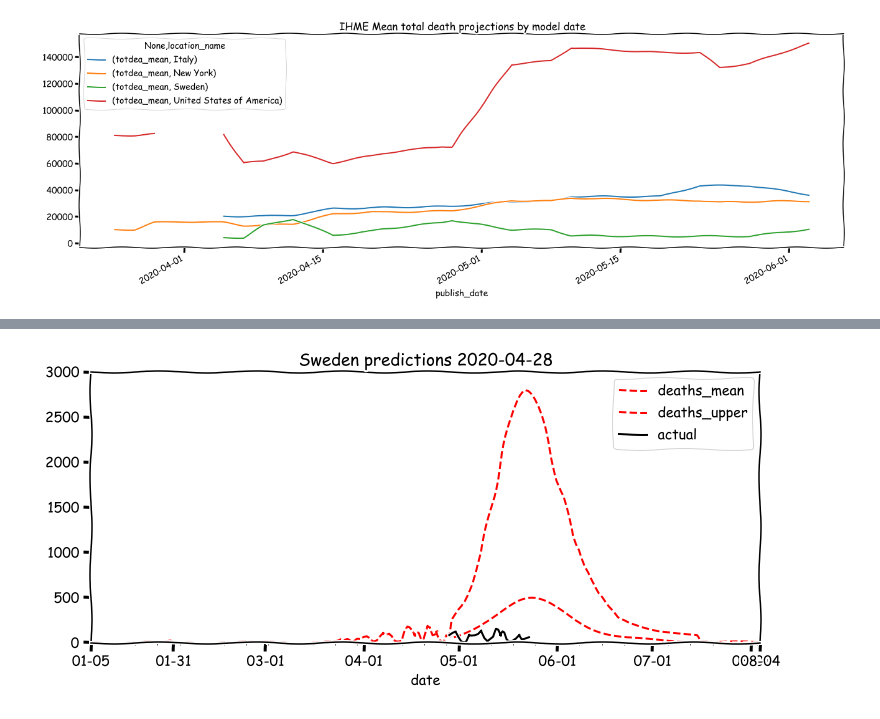
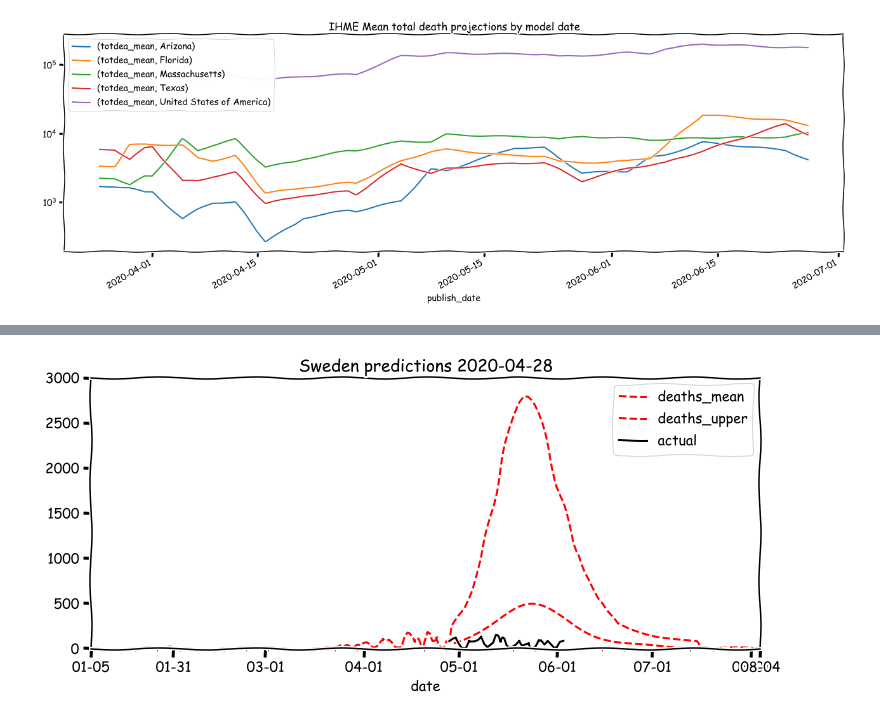
Before and after one commit to mrichard91/ihme_model_notebook, a Jupyter notebook: IHME regression.ipynb, the cells around one changed output, grey strips where cells are left out. Cells and saved outputs as stored; diff of their text form; code cells hidden in the pictures.

```diff
--- a/IHME regression.ipynb
+++ b/IHME regression.ipynb
@@ -27,12 +27,13 @@ df['date'] = pd.to_datetime(df.date)
 # %%
 with plt.xkcd():
     plt.rcParams['figure.figsize'] = (22,7)
-    df[df.location_name.isin(['Sweden', 'United States of America', 'New York', 'Italy'])].\
+    df[df.location_name.isin(['United States of America', 'Massachusetts', 'Florida', 'Arizona', 'Texas'])].\
        groupby(['publish_date', 'location_name']).\
        agg({'totdea_mean': 'max'}).unstack().\
-       plot(logy=False, title='IHME Mean total death projections by model date')
+       plot(logy=True, title='IHME Mean total death projections by model date')
+    plt.legend(loc=2)
 # %% [output]
-[figure, old version]
+[figure, new version]
 # %%
 # let's make the real version of this graph https://www.realclearpolitics.com/articles/2020/05/21/how_fear_groupthink_drove_unnecessary_global_lockdowns_143253.html
 # %% [markdown]
@@ -42,7 +43,7 @@ plt.rcParams['figure.figsize'] = (12,5)
 with plt.xkcd():
     logy = False
     pred_date = '2020-04-28'
-    latest_date = '2020-05-28'
+    latest_date = '2020-06-13'
     # predictions from a specific date
     ax = df.loc[
         (df.location_name=='Sweden')&(df.publish_date==pred_date),
@@ -55,8 +56,8 @@ with plt.xkcd():
 
     # now this is actual deaths from 5/25
     df.loc[
-            (df.location_name=='Sweden')&(df.publish_date=='2020-05-25')&(df.deaths_lower==df.deaths_upper)&
-            (df.date>=pd.Timestamp(pred_date))&(df.date<pd.Timestamp(latest_date)),
+            (df.location_name=='Sweden')&(df.publish_date=='2020-06-13')&(df.deaths_lower==df.deaths_upper)&
+            (df.date>=pd.Timestamp(pred_date))&(df.date<=pd.Timestamp(latest_date)),
             ['date', 'deaths_upper']
     ].set_index('date').rename(columns={'deaths_upper': 'actual'}).\
         plot(ax=ax, logy=logy, style=['k'])
@@ -69,4 +70,4 @@ with plt.xkcd():
         df[(df.location_name=='Sweden')&(df.publish_date==pred_date)].deaths_upper,
         alpha=0.2, color='r')
 # %% [output]
-[figure, old version]
+[figure, new version]
```
Also changed, not shown: parts of 9 cells of this notebook, 6 other files.
